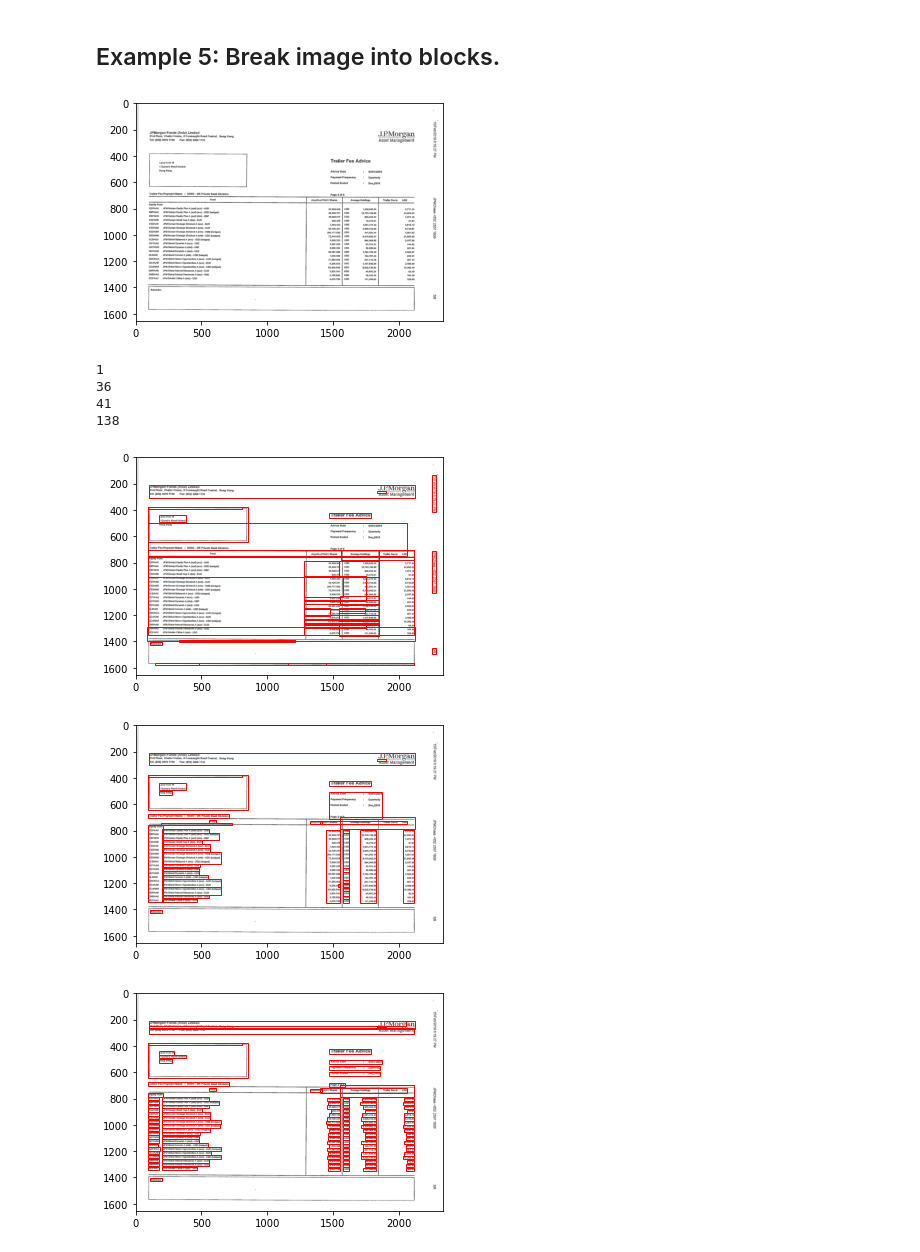
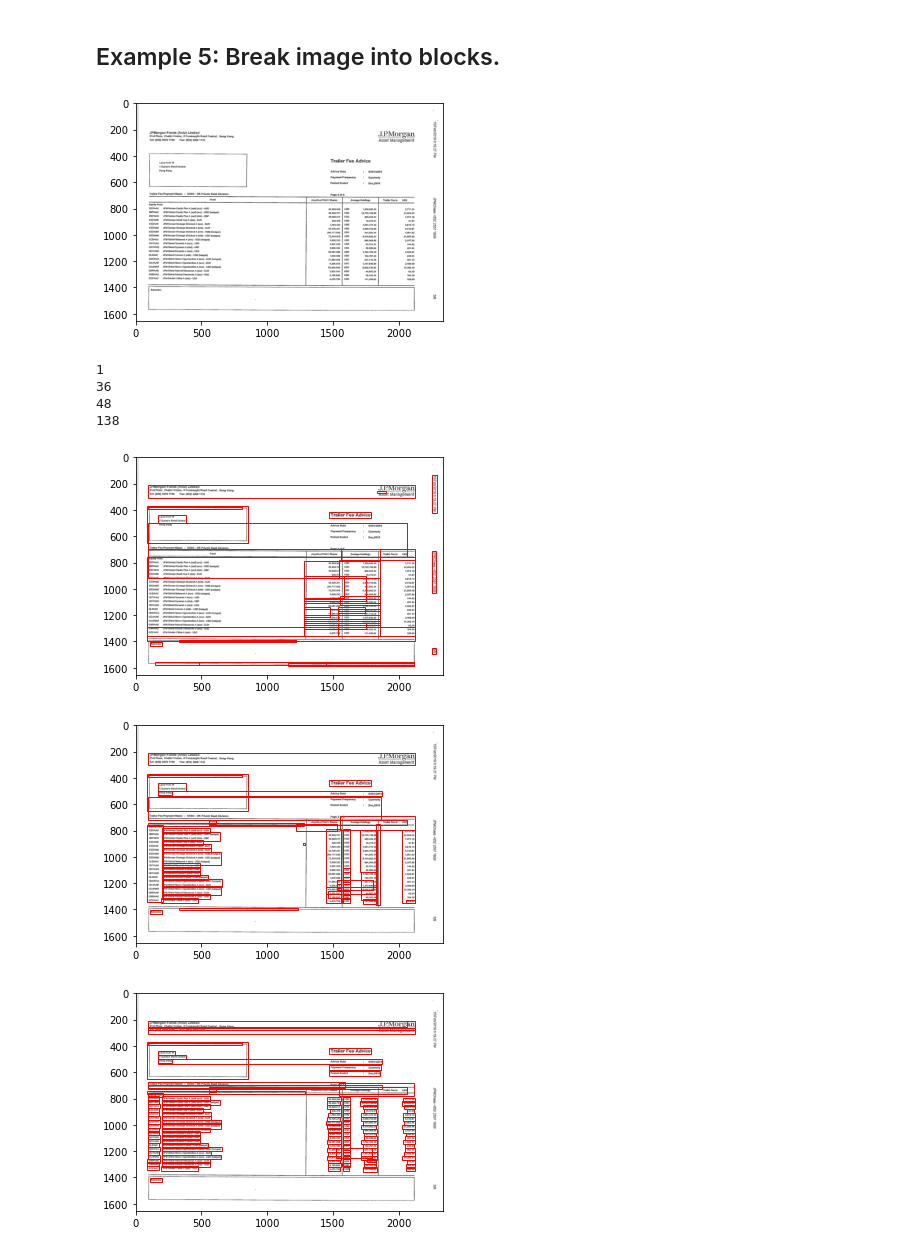
Before and after one commit to michaelfong2017/tesserocr, a Jupyter notebook: src/example.ipynb, the cells around one changed output. Saved outputs shown, nothing was run; the diff lists cells and outputs as text; code cells hidden in the pictures.

Commit message:
Break image into outermost blocks. Changed GetImage padding to 8.

```diff
--- a/src/example.ipynb
+++ b/src/example.ipynb
@@ -239,8 +239,8 @@ def FirstImage(inputImagePath):
 (PIL.JpegImagePlugin.JpegImageFile image, int left, int top, int right, int bottom)]
 '''
 # This function returns a list of tuples under the same structure.
-def BreakImagesIntoImages(subImagesTupleList, pageIteratorLevel, padding=5):
-    newImages = []
+def BreakImagesIntoImages(subImagesTupleList, pageIteratorLevel, padding=8, duplicateTolerance=5):
+    newSubImagesTupleList = []
     with PyTessBaseAPI() as api:
         for (image, left, top, right, bottom) in subImagesTupleList:
             api.SetImage(image)
@@ -254,12 +254,15 @@ def BreakImagesIntoImages(subImagesTupleList, pageIteratorLevel, padding=5):
 
                 # Remove duplicate elements
                 isDuplicate = False
-                for (i, l, t, r, b) in newImages:
-                    if l==left_relative+left-padding and t==top_relative+top-padding and r==right_relative+left+padding and b==bottom_relative+top+padding:
+                for (i, l, t, r, b) in newSubImagesTupleList:
+                    if l-(left_relative+left-padding) in range(-1*duplicateTolerance,duplicateTolerance+1)\
+                    and t-(top_relative+top-padding) in range(-1*duplicateTolerance,duplicateTolerance+1)\
+                    and r-(right_relative+left+padding) in range(-1*duplicateTolerance,duplicateTolerance+1)\
+                    and b-(bottom_relative+top+padding) in range(-1*duplicateTolerance,duplicateTolerance+1):
                         isDuplicate = True
                 if not isDuplicate:
-                    newImages.append((img, left_relative+left-padding, top_relative+top-padding, right_relative+left+padding, bottom_relative+top+padding))
-    return newImages
+                    newSubImagesTupleList.append((img, left_relative+left-padding, top_relative+top-padding, right_relative+left+padding, bottom_relative+top+padding))
+    return newSubImagesTupleList
 
 def ShowImages(subImagesTupleList):
     for (image, left, top, right, bottom) in subImagesTupleList:
@@ -285,34 +288,50 @@ def PlotRectangles(firstTupleList, subImagesTupleList):
         imgplot = ax.imshow(im)
 
         for (i, l, t, r, b) in subImagesTupleList:
             # Create a Rectangle patch
             rect = patches.Rectangle((l,t),r-l,b-t,linewidth=1,edgecolor='r',facecolor='none')
 
             # Add the patch to the Axes
             ax.add_patch(rect)
 
         plt.show()
 
+# bigRectangle/smallRectangle is a tuple: (int left, int top, int right, int bottom)
+def IsInsideAnotherRectangle(bigRectangle, smallRectangle, tolerance=3):
+    if bigRectangle[0] > smallRectangle[0]+tolerance:
+        return False
+    if bigRectangle[1] > smallRectangle[1]+tolerance:
+        return False
+    if bigRectangle[2] < smallRectangle[2]-tolerance:
+        return False
+    if bigRectangle[3] < smallRectangle[3]-tolerance:
+        return False
+    return True
 
+def RemoveEnclosedRectangles(subImagesTupleList):
+    for element in subImagesTupleList:
+        bigRectangle = element[1:]
+        print(bigRectangle)
 
 tuples0 = FirstImage("input/pdf2image4.jpg")
 tuples1 = BreakImagesIntoImages(tuples0, 0)
 tuples2 = BreakImagesIntoImages(tuples1, 1)
 tuples3 = BreakImagesIntoImages(tuples2, 2)
 # ShowImages(tuples2)
 print(len(tuples0))
 print(len(tuples1))
 print(len(tuples2))
 print(len(tuples3))
 PlotRectangles(tuples0, tuples1)
 PlotRectangles(tuples0, tuples2)
 PlotRectangles(tuples0, tuples3)
+# RemoveEnclosedRectangles(tuples1)
 # %% [output]
 [figure]
 1
 36
-41
+48
 138
-[figure, old version]
+[figure, new version]
-[figure, old version]
+[figure, new version]
-[figure, old version]
+[figure, new version]
```
Also changed, not shown: parts of 3 cells of this notebook, 1 other file.
